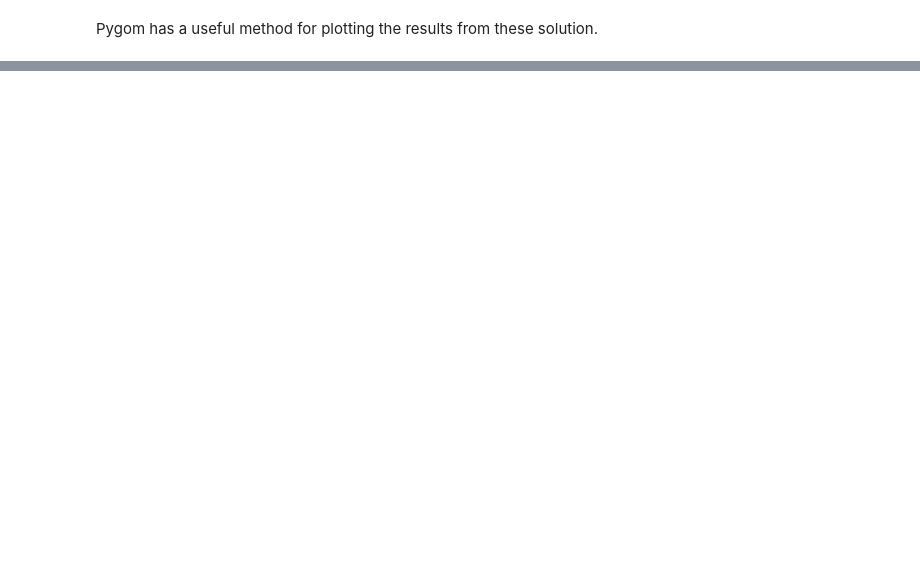
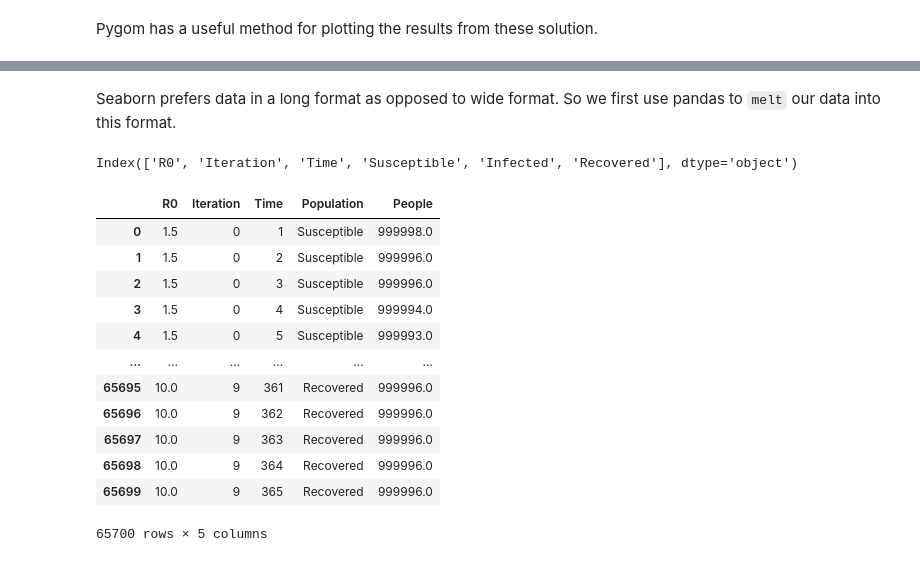
Before and after one commit to m-d-grunnill/Python-and-PyGOM-tuorial, a Jupyter notebook: Python_packages_for_Applied_Maths_and_PyGOM.ipynb, the cells around one changed output, grey strips where cells are left out. Cells and saved outputs as stored; diff of their text form; code cells hidden in the pictures; blank space fills up the shorter version.

```diff
--- a/Python_packages_for_Applied_Maths_and_PyGOM.ipynb
+++ b/Python_packages_for_Applied_Maths_and_PyGOM.ipynb
@@ -433,0 +509,3 @@ PyGOM's simulate jump method attempts to use Cao's $\tau$-leap first, then use G
+# %%
+df = pd.read_csv('Stochastic_sim.csv')
+df
@@ -433,0 +543,23 @@ PyGOM's simulate jump method attempts to use Cao's $\tau$-leap first, then use G
+# %% [markdown]
+Seaborn prefers data in a long format as opposed to wide format. So we first use pandas to `melt` our data into this format.
+# %%
+df.columns
+# %% [output]
+Index(['R0', 'Iteration', 'Time', 'Susceptible', 'Infected', 'Recovered'], dtype='object')
+# %%
+df_ploting = df.melt(id_vars=['R0', 'Iteration', 'Time'], value_vars=['Susceptible', 'Infected', 'Recovered'], var_name='Population', value_name='People')
+df_ploting
+# %% [output]
+|  | R0 | Iteration | Time | Population | People |
+| 0 | 1.5 | 0 | 1 | Susceptible | 999998.0 |
+| 1 | 1.5 | 0 | 2 | Susceptible | 999996.0 |
+| 2 | 1.5 | 0 | 3 | Susceptible | 999996.0 |
+| 3 | 1.5 | 0 | 4 | Susceptible | 999994.0 |
+| 4 | 1.5 | 0 | 5 | Susceptible | 999993.0 |
+| ... | ... | ... | ... | ... | ... |
+| 65695 | 10.0 | 9 | 361 | Recovered | 999996.0 |
+| 65696 | 10.0 | 9 | 362 | Recovered | 999996.0 |
+| 65697 | 10.0 | 9 | 363 | Recovered | 999996.0 |
+| 65698 | 10.0 | 9 | 364 | Recovered | 999996.0 |
+| 65699 | 10.0 | 9 | 365 | Recovered | 999996.0 |
+65700 rows × 5 columns
```
Also changed, not shown: parts of 23 cells of this notebook.
